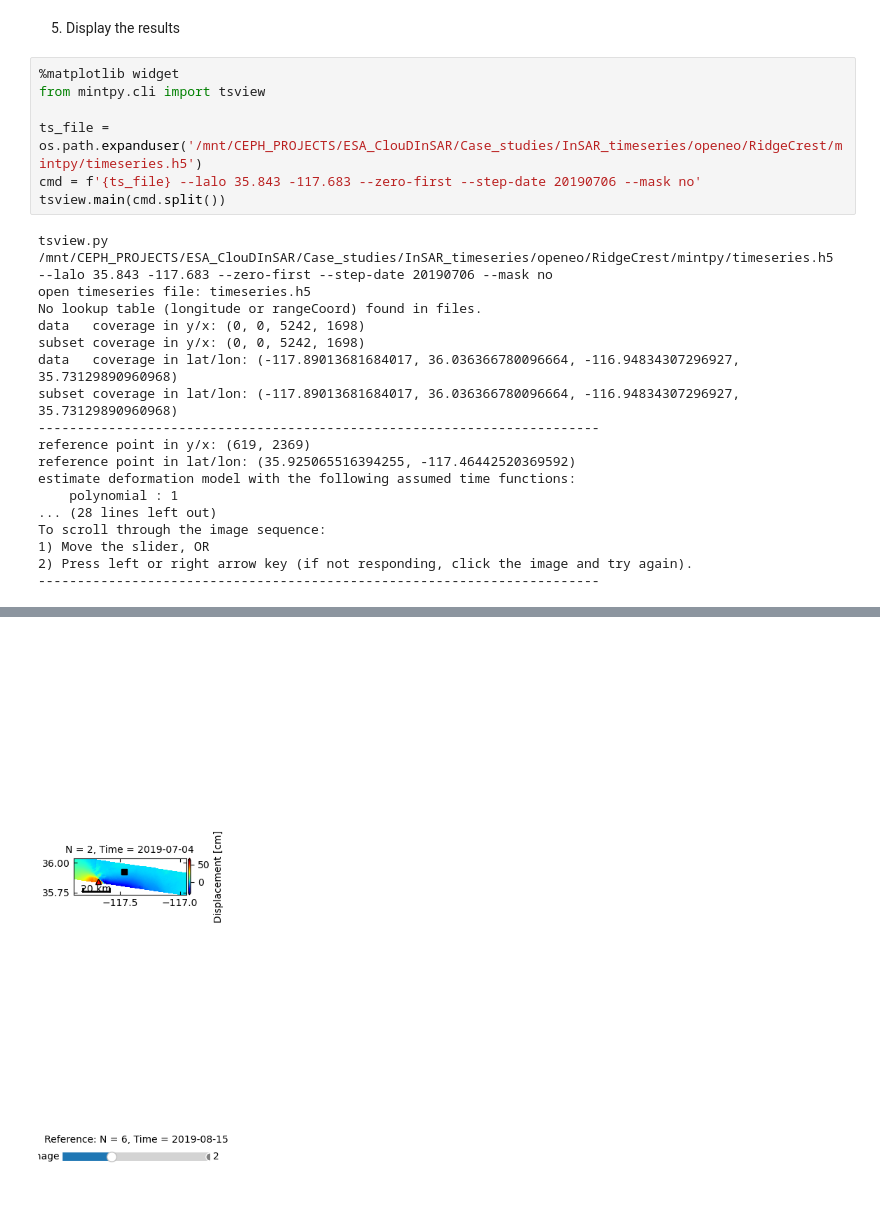
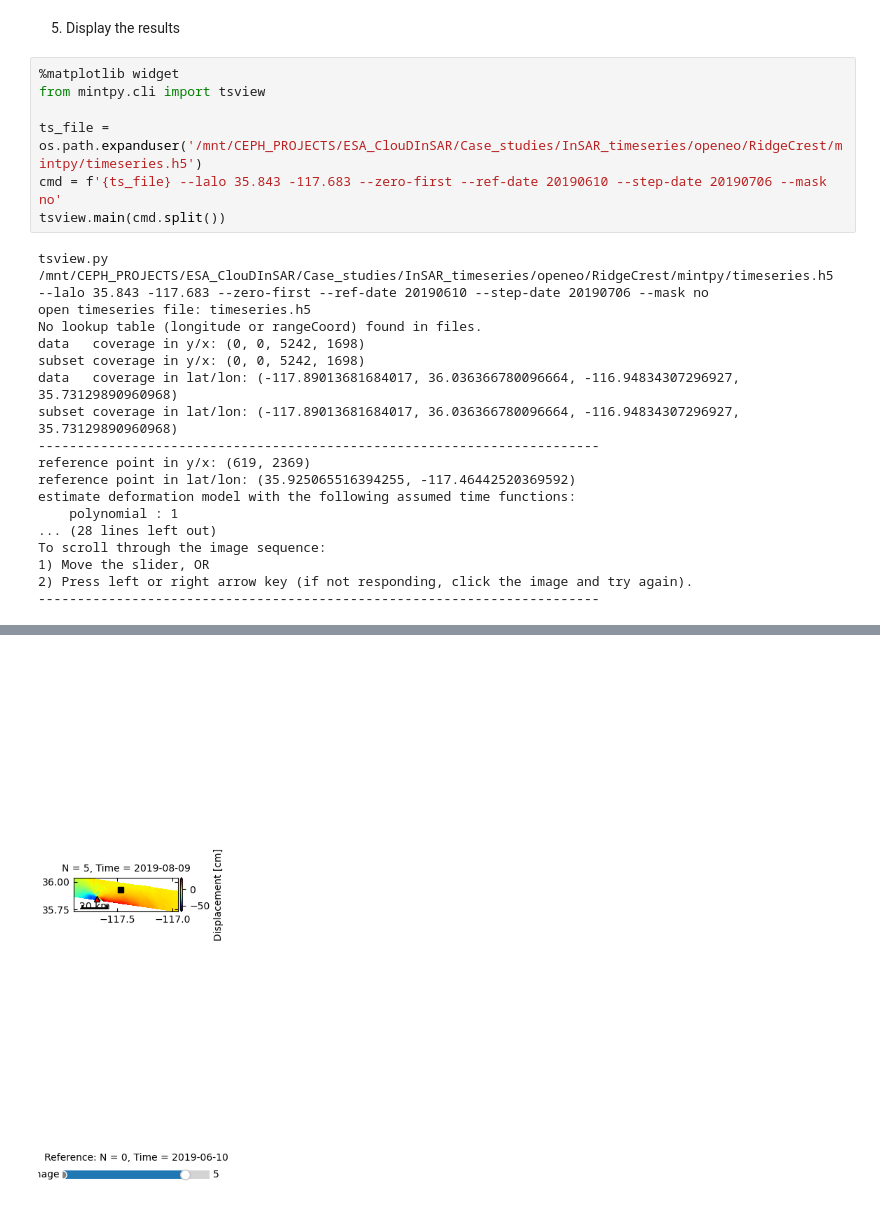
Before and after one commit to cloudinsar/s1-workflows, a Jupyter notebook: notebooks/case_study/insar_timeseries/insar_timeseries.ipynb, the cells around one changed output, grey strips where cells are left out. Drawn from its saved outputs; the diff is of its cells as text.

Commit message:
case study interferogram time series completed

```diff
--- a/notebooks/case_study/insar_timeseries/insar_timeseries.ipynb
+++ b/notebooks/case_study/insar_timeseries/insar_timeseries.ipynb
@@ -271,27 +271,27 @@ Downloading 5 of 7: /home/mcallegari/MintPy/WEATHER_DIR/ERA5/ERA5_N30_N40_W120_W
 # %%
 %matplotlib widget
 from mintpy.cli import tsview
 
 ts_file = os.path.expanduser('/mnt/CEPH_PROJECTS/ESA_ClouDInSAR/Case_studies/InSAR_timeseries/openeo/RidgeCrest/mintpy/timeseries.h5')
-cmd = f'{ts_file} --lalo 35.843 -117.683 --zero-first --step-date 20190706 --mask no'
+cmd = f'{ts_file} --lalo 35.843 -117.683 --zero-first --ref-date 20190610 --step-date 20190706 --mask no'
 tsview.main(cmd.split())
 # %% [output]
-tsview.py /mnt/CEPH_PROJECTS/ESA_ClouDInSAR/Case_studies/InSAR_timeseries/openeo/RidgeCrest/mintpy/timeseries.h5 --lalo 35.843 -117.683 --zero-first --step-date 20190706 --mask no
+tsview.py /mnt/CEPH_PROJECTS/ESA_ClouDInSAR/Case_studies/InSAR_timeseries/openeo/RidgeCrest/mintpy/timeseries.h5 --lalo 35.843 -117.683 --zero-first --ref-date 20190610 --step-date 20190706 --mask no
 open timeseries file: timeseries.h5
 No lookup table (longitude or rangeCoord) found in files.
 data   coverage in y/x: (0, 0, 5242, 1698)
 subset coverage in y/x: (0, 0, 5242, 1698)
 data   coverage in lat/lon: (-117.89013681684017, 36.036366780096664, -116.94834307296927, 35.73129890960968)
 subset coverage in lat/lon: (-117.89013681684017, 36.036366780096664, -116.94834307296927, 35.73129890960968)
 ------------------------------------------------------------------------
 reference point in y/x: (619, 2369)
 reference point in lat/lon: (35.925065516394255, -117.46442520369592)
 estimate deformation model with the following assumed time functions:
     polynomial : 1
 ... (28 lines left out)
 To scroll through the image sequence:
 1) Move the slider, OR
 2) Press left or right arrow key (if not responding, click the image and try again).
 ------------------------------------------------------------------------
 [figure]
-[figure, old version]
+[figure, new version]
```
